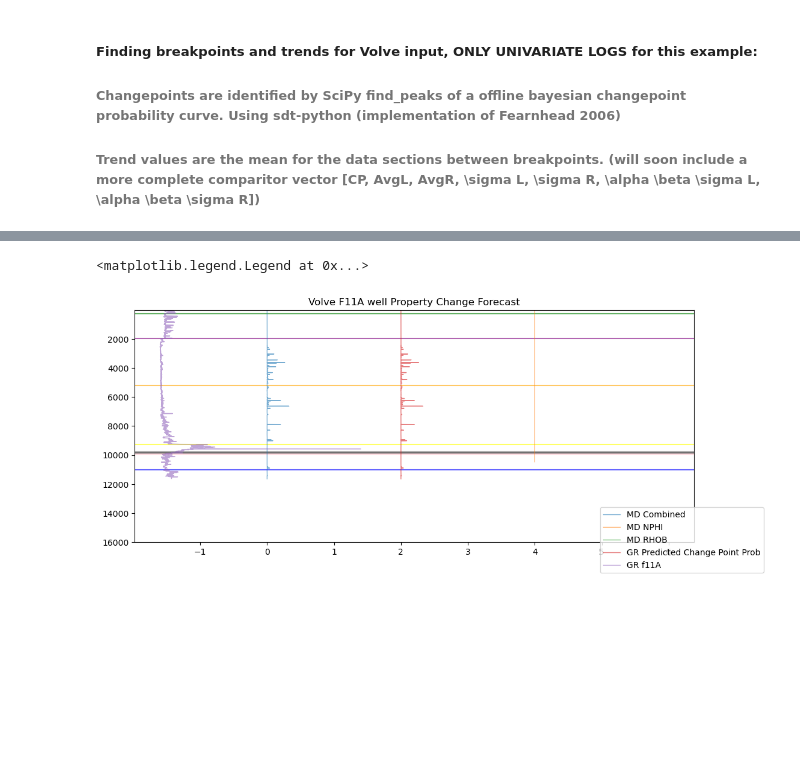
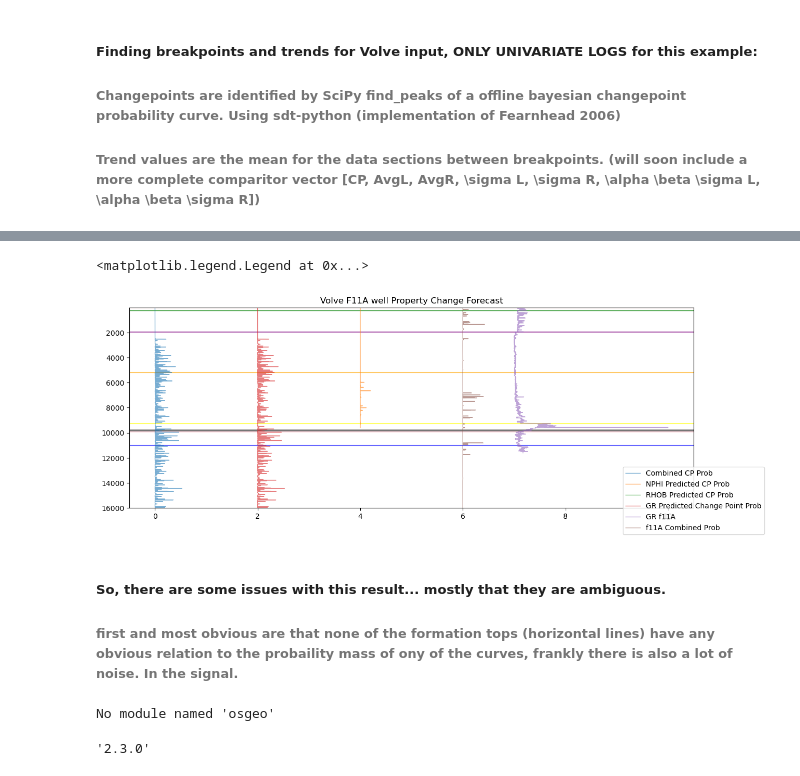
Before and after one commit to phasyn8/different_bayes, a Jupyter notebook: Demonstration_Probabilistic.ipynb, the cells around one changed output, grey strips where cells are left out. Cells and saved outputs as stored; diff of their text form; code cells hidden in the pictures; blank space fills up the shorter version.

Commit message:
Probability_Demonstration_

```diff
--- a/Demonstration_Probabilistic.ipynb
+++ b/Demonstration_Probabilistic.ipynb
@@ -40,7 +35,8 @@ import well_tools as wtool
 import test_func as tst
 # %%
 # OS well path
-path = 'C:\\Users\\ada55080\\git\different_bayes\\volve_well_data\\'
+#path = 'C:\\Users\\ada55080\\git\different_bayes\\volve_well_data\\'
+path = '.\\volve_well_data\\'
 # %% [markdown]
 ##### Loading Wells into memory, Volve wells 15-9: F1, F1A, F1B, F1C, F11B, F11
 # %%
@@ -1076,4 +543,7 @@ f1_
 # %%
+''' Derived probability curves from the comparitors statistics are now combined, with simple matrix stacking, into a
+total probability curve as wells as curves that are composed of the individual log components '''
+
 f11A_probmatrix = cp_Comp.combine_vectors_to_matrix_(f1_f11A_NPHI_prob, f1A_f11A_NPHI_prob, f1C_f11A_NPHI_prob, f11B_f11A_NPHI_prob, f1B_f11A_NPHI_prob,
                                                     f1_f11A_RHOB_prob, f1A_f11A_RHOB_prob, f1C_f11A_RHOB_prob, f11B_f11A_RHOB_prob, f1B_f11A_RHOB_prob,
                                                     f1_f11A_GR_prob, f1A_f11A_GR_prob,f1C_f11A_GR_prob, f11B_f11A_GR_prob, f1B_f11A_GR_prob,
@@ -1087,7 +557,7 @@ f11A_probmatrixNPHI = cp_Comp.combine_vectors_to_matrix_(f1_f11A_NPHI_prob,
                                                          f11B_f11A_NPHI_prob)
 
 f11A_probmatrixRHOB = cp_Comp.combine_vectors_to_matrix_(f1_f11A_RHOB_prob,
-                                                        f1A_f11A_RHOB_prob,
+                                                         f1A_f11A_RHOB_prob,
                                                          f1B_f11A_RHOB_prob,
                                                          f1C_f11A_RHOB_prob,
                                                          f11B_f11A_RHOB_prob)
@@ -1100,7 +570,13 @@ f11A_probmatrixGR = cp_Comp.combine_vectors_to_matrix_(f1_f11A_GR_prob,
                                                        )
 
 f11A_probmatrixPEF = cp_Comp.combine_vectors_to_matrix_(f1_f11A_PEF_prob, # PEF produces no results :(
-                                                        f1A_f11A_PEF_prob,
-                                                        f1C_f11A_PEF_prob,
-                                                        f11B_f11A_PEF_prob) #f1B_11A_PEFcorr,
+                                                         f1A_f11A_PEF_prob,
+                                                         f1C_f11A_PEF_prob,
+                                                         f11B_f11A_PEF_prob) #f1B_11A_PEFcorr,
+
+f11A_all_prob = cp_Comp.combine_vectors_to_matrix_(df_f11A['CP_Prob_GR'],
+                                                    df_f11A['CP_Prob_NPHI'],
+                                                    df_f11A['CP_Prob_PEF'],
+                                                    df_f11A['CP_Prob_RHOB']
+                                                    )
 # %% [output]
@@ -1121,34 +601,47 @@ f1_11A_GR_prob, f1A_11A_GR_prob, f1C_11A_GR_prob, f1B_11A_GR_prob, f11B_11A_GR_p
 # %%
 # this the clipped Gamma Ray log from the Comparitee vector
 
-f11A_gr = normalize_array(df_f11A['GR'][2600:].to_numpy(), 0, 0)
+f11A_gr = cp_Comp.normalize_array(df_f11A['GR'][2600:].to_numpy(), 0, 0)
+f11A_nphi =
 # %%
 import matplotlib as mpl
 #cmap = mpl.colormaps['']
-fig, ax = plt.subplots(1, figsize=(12,5))
+fig, ax = plt.subplots(1, figsize=(14,5))
 #plt.figure(figsize=(10,15))
 ax.set_ylim(16000)
 #ax.set_xlim(25)
 f11A_top10 = f11A_tops*10-26000 #25400
 k=0
 for i in f11A_top10:
     ax.axhline(i, alpha=0.6, color=f11A_color[k])#, label=f11A_FM[k])
     #print(k)
     k=k+1
-ax.plot(np.sum(f11A_probmatrix, axis=1), np.arange(len(f11A_probmatrix)), linewidth=1, alpha=.6, label='MD Combined' )
-ax.plot(np.sum(f11A_probmatrixNPHI, axis=1)+4, np.arange(len(f11A_probmatrixNPHI)), linewidth=1, alpha=.6, label = 'MD NPHI' )
-ax.plot(np.sum(f11A_probmatrixRHOB, axis=1)+6, np.arange(len(f11A_probmatrixRHOB)), linewidth=1, alpha=.6, label = 'MD RHOB' )
-#ax.plot(np.sum(f11A_probmatrixPEF, axis=1)+7.6, np.arange(len(f11A_probmatrixPEF)), linewidth=1, alpha=.6, label='MD PEF')
+ax.plot(np.sum(f11A_probmatrix, axis=1), np.arange(len(f11A_probmatrix)), linewidth=1, alpha=.6, label='Combined CP Prob' )
+ax.plot(np.sum(f11A_probmatrixNPHI, axis=1)+4, np.arange(len(f11A_probmatrixNPHI)), linewidth=1, alpha=.6, label = 'NPHI Predicted CP Prob' )
+ax.plot(np.sum(f11A_probmatrixRHOB, axis=1)+6, np.arange(len(f11A_probmatrixRHOB)), linewidth=1, alpha=.6, label = 'RHOB Predicted CP Prob' )
+#ax.plot(np.sum(f11A_probmatrixPEF, axis=1)+7.6, np.arange(len(f11A_probmatrixPEF)), linewidth=1, alpha=.6, label='PEF Predicted CP Prob')
 ax.plot(np.sum(f11A_probmatrixGR, axis=1)+2, np.arange(len(f11A_probmatrixGR)), linewidth=1, alpha=.6, label = 'GR Predicted Change Point Prob' )
-ax.plot(f11A_gr*3+ -1.6, np.arange(len(f11A_gr)) , linewidth=1, alpha=.6, label='GR f11A')
+ax.plot(f11A_gr*3+ +7, np.arange(len(f11A_gr)) , linewidth=1, alpha=.6, label='GR f11A')
+ax.plot(np.sum(f11A_all_prob, axis=1)+6, np.arange(len(f11A_all_prob)), linewidth=1, alpha=0.6, label='f11A Combined Prob')
 maxx = len(df_f11A)
 
 plt.title('Volve F11A well Property Change Forecast')
 #f11A_top10
 #cmap = plt.colormaps('turbo')
 
 
 fig.legend(loc='lower right')
 # %% [output]
 <matplotlib.legend.Legend at 0x...>
-[figure, old version]
+[figure, new version]
+# %% [markdown]
+##### So, there are some issues with this result... mostly that they are ambiguous.
+
+###### first and most obvious are that none of the formation tops (horizontal lines) have any obvious relation to the probaility mass of ony of the curves, frankly there is also a lot of noise. In the signal.
+# %%
+import gempy as gp
+gp.__version__
+#geo_model = gp.create_model("synthetic_graben_model")
+# %% [output]
+No module named 'osgeo'
+'2.3.0'
```
Also changed, not shown: parts of 46 cells of this notebook, 6 other files.
